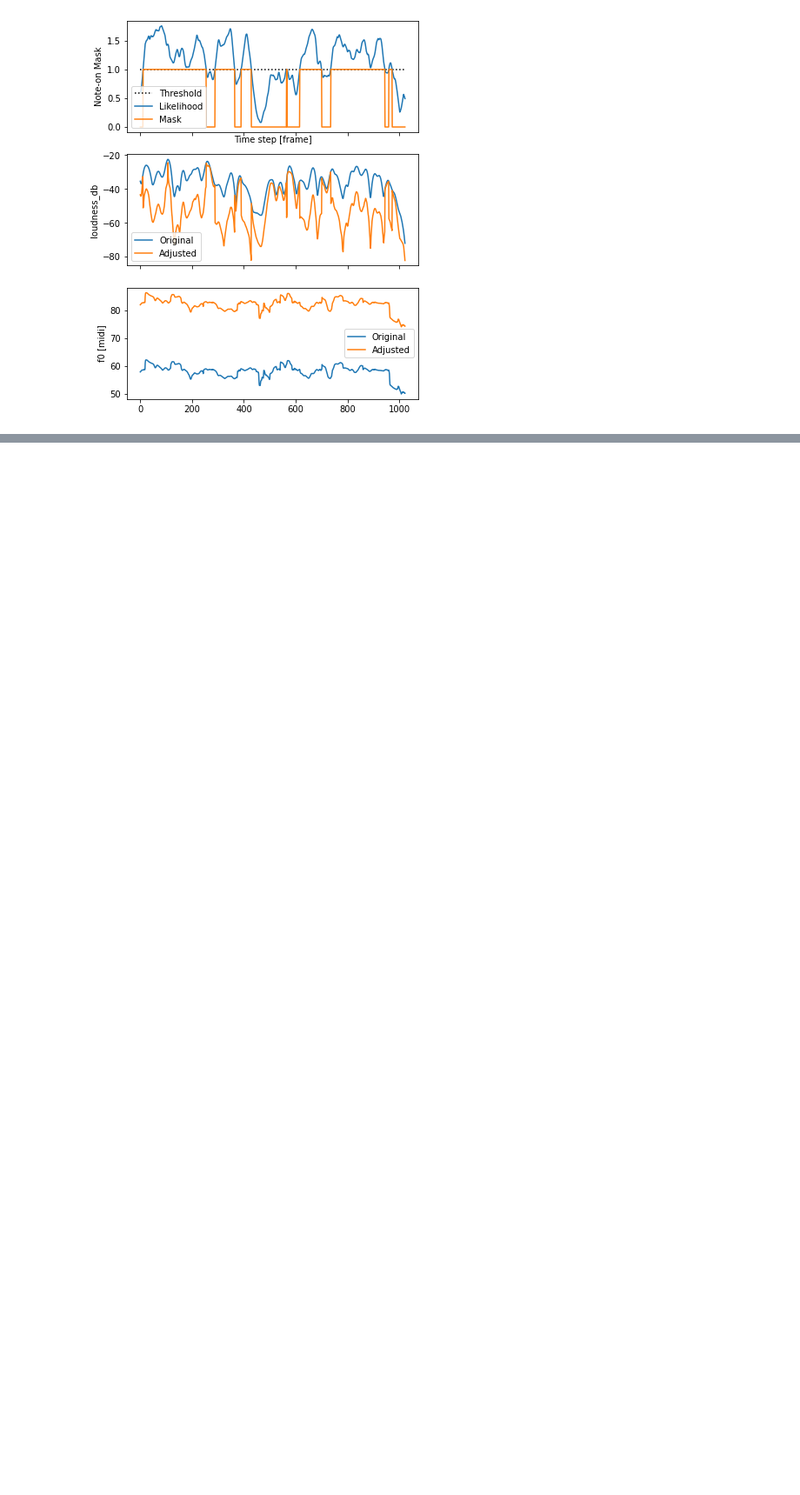
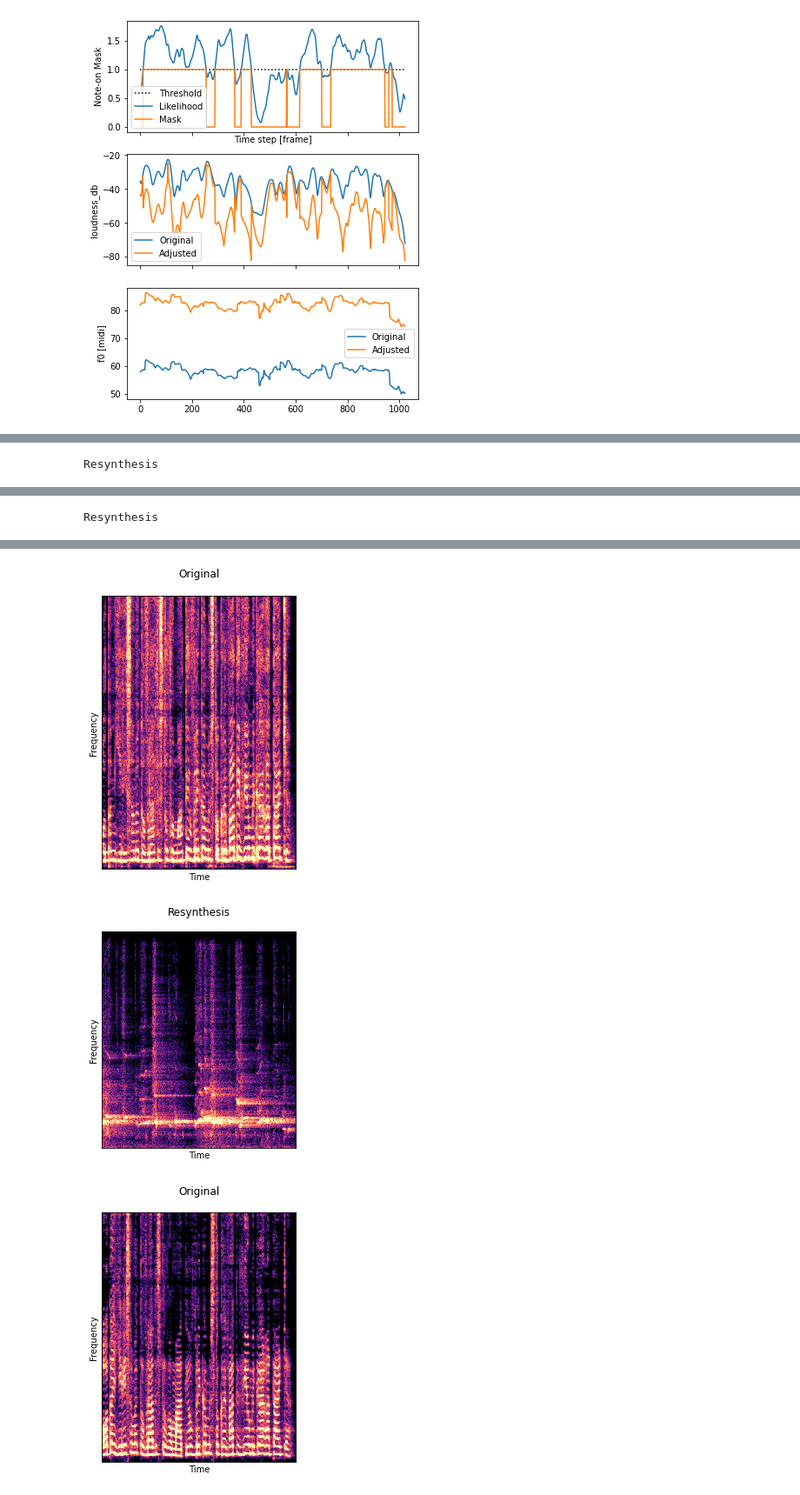
Before and after one commit to ElektrosStulpas/MusicGenerationGMM22, a Jupyter notebook: GMMGroupProject22.ipynb, the cells around one changed output, grey strips where cells are left out. Shown at 87% size. Saved outputs shown, nothing was run; the diff lists cells and outputs as text; code cells hidden in the pictures; blank space fills up the shorter version.

```diff
--- a/GMMGroupProject22.ipynb
+++ b/GMMGroupProject22.ipynb
@@ -381,0 +383,10 @@ Resynthesis
+# %%
+def get_input_paths():
+  data_temp = []
+  for file in os.scandir("drive/MyDrive/GMMGroup/InputSounds"):
+    data_temp.append([file.path, file.name])
+
+  return pd.DataFrame(data_temp, columns=["relative_path", "filename"])
+# %%
+df = get_input_paths()
+df
@@ -381,0 +397,19 @@ Resynthesis
+# %%
+for path in df["relative_path"]:
+  audio = read_wav_to_array(path)
+  audio_features, audio_features_mod = get_audio_features(audio)
+  audio_features = trim_input(audio_features, time_steps, n_samples)
+  outputs = model(af, training=False)
+  audio_gen = model.get_audio_from_outputs(outputs)
+  print('Original')
+  play(audio)
+
+  print('Resynthesis')
+  play(audio_gen)
+
+  specplot(audio)
+  plt.title("Original")
+
+  specplot(audio_gen)
+  _ = plt.title("Resynthesis")
+# %% [output]
@@ -381,0 +434 @@ Resynthesis
+Resynthesis
@@ -381,0 +454 @@ Resynthesis
+Resynthesis
@@ -381,0 +456,3 @@ Resynthesis
+[figure, added]
+[figure, added]
+[figure, added]
```
Also changed, not shown: parts of 6 cells of this notebook.
